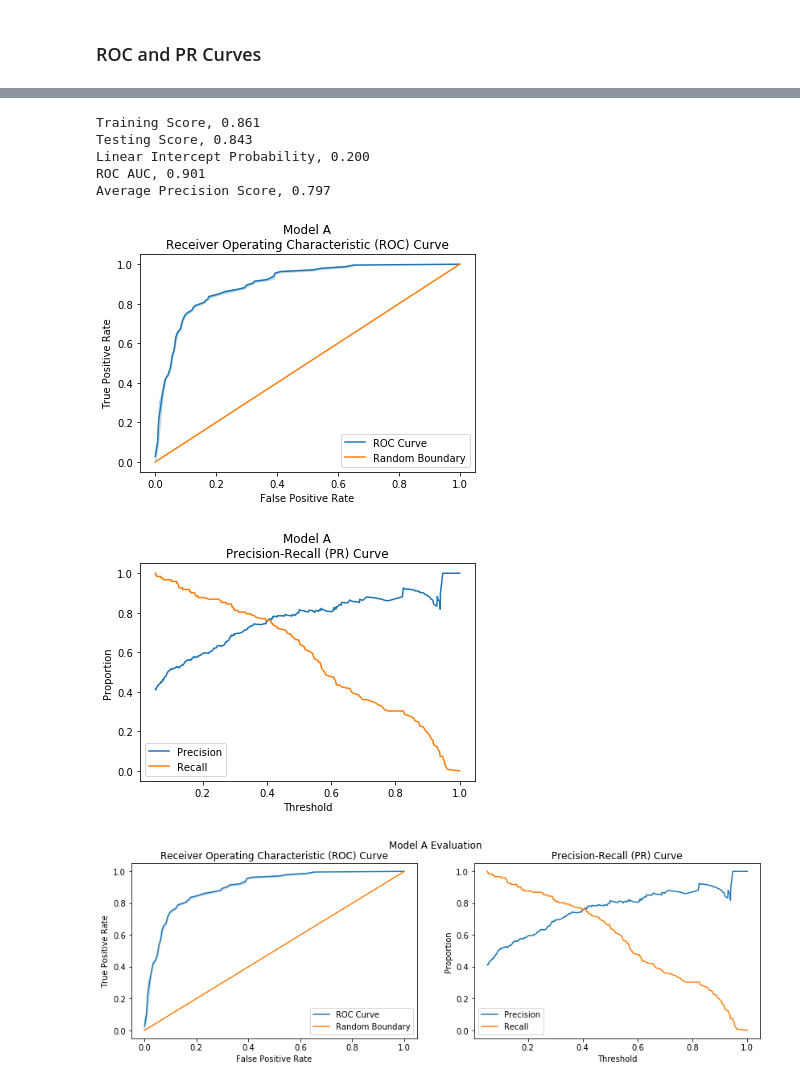
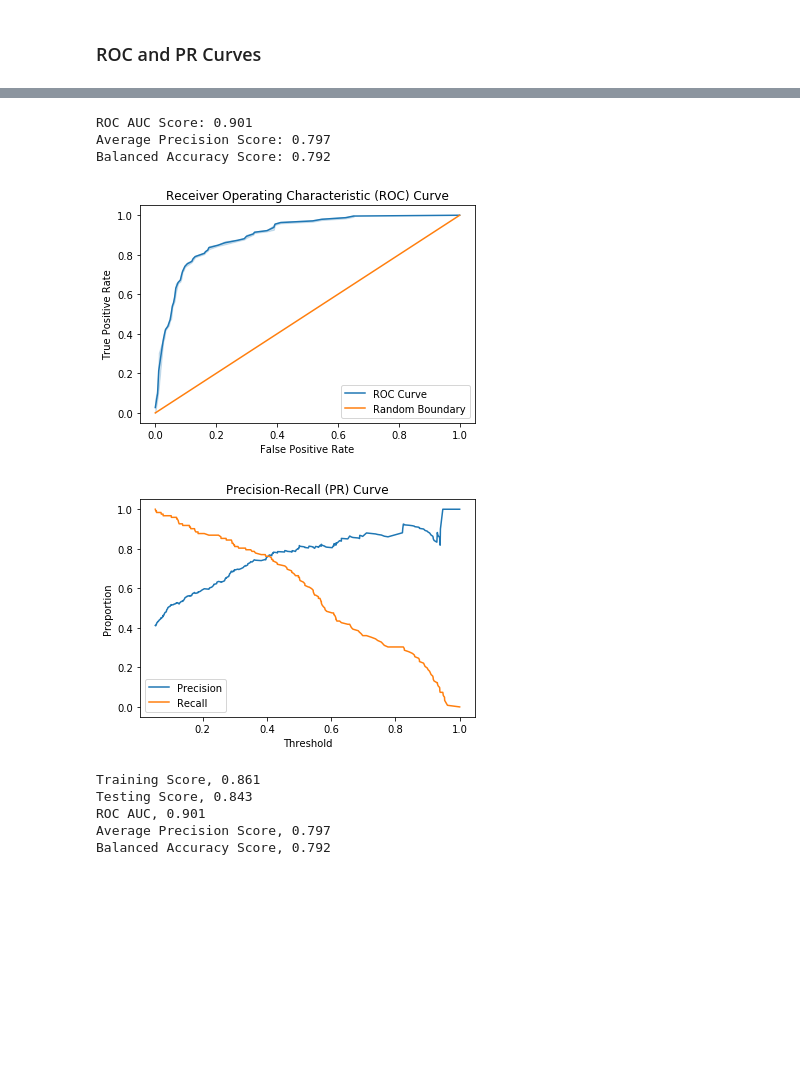
Before and after one commit to AndreaKeane/electric-vehicle-detection, a Jupyter notebook: part_a/a_model_evaluation.ipynb, the cells around one changed output, grey strips where cells are left out. Drawn from its saved outputs; the diff is of its cells as text; code cells hidden in the pictures; blank space fills up the shorter version.

Commit message:
move post-model analysis to utilities

```diff
--- a/part_a/a_model_evaluation.ipynb
+++ b/part_a/a_model_evaluation.ipynb
@@ -99,67 +59,13 @@ Average Precision Score: 0.797
-# %%
-# Score Summary
-print("Training Score, {:.3f}".format(train_score))
-print("Testing Score, {:.3f}".format(test_score))
-print("Linear Intercept Probability, {:.3f}".format(intercept_prob))
-print("ROC AUC, {:.3f}".format(auc))
-print("Average Precision Score, {:.3f}".format(ap))
-# %% [output]
-Training Score, 0.861
-Testing Score, 0.843
-Linear Intercept Probability, 0.200
-ROC AUC, 0.901
-Average Precision Score, 0.797
-# %%
-# Generate ROC Curve
-sns.lineplot(x=fpr, y=tpr, markers='.')
-sns.lineplot(x=[0,1], y=[0,1])
-leg = plt.legend(('ROC Curve', 'Random Boundary'), frameon=True)
-plt.xlabel('False Positive Rate')
-plt.ylabel('True Positive Rate')
-plt.title('Model A\nReceiver Operating Characteristic (ROC) Curve')
-
-plt.savefig(fig_path / "a_ROC.png")
-plt.show()
-# %% [output]
-[figure, removed]
-# %%
-# Generate PR Curve
-t = np.append(thresholds_pr, 1)
-if p.shape[0] != r.shape[0] != thresholds.shape[0]:
-    print("Error. Incorrect Shapes")
-    print(p.shape[0], r.shape[0], t.shape[0])
-
-sns.lineplot(t, p)
-sns.lineplot(t, r)
-leg = plt.legend(('Precision', 'Recall'), frameon=True)
-plt.xlabel('Threshold')
-plt.ylabel('Proportion')
-plt.title('Model A\nPrecision-Recall (PR) Curve');
-
-plt.savefig(fig_path / "a_PR.png")
-plt.show()
-# %% [output]
-[figure, removed]
-# %%
-f, axes = plt.subplots(nrows=1, ncols=2, figsize=(14, 4))
-
-# Generate ROC Curve
-sns.lineplot(x=fpr, y=tpr, markers='.', ax=axes[0])
-sns.lineplot(x=[0,1], y=[0,1], ax=axes[0])
-axes[0].legend(('ROC Curve', 'Random Boundary'), frameon=True)
-axes[0].set_xlabel('False Positive Rate')
-axes[0].set_ylabel('True Positive Rate')
-axes[0].set_title('Receiver Operating Characteristic (ROC) Curve')
-
-# Generate PR Curve
-sns.lineplot(t, p, ax=axes[1])
-sns.lineplot(t, r, ax=axes[1])
-axes[1].legend(('Precision', 'Recall'), frameon=True)
-axes[1].set_xlabel('Threshold')
-axes[1].set_ylabel('Proportion')
-axes[1].set_title('Precision-Recall (PR) Curve');
-
-f.suptitle('Model A Evaluation');
-f.savefig(fig_path / "a_roc_pr.png", dpi=400)
-# %% [output]
-[figure, removed]
+# %%
+utils.model_evaluation(LR, X_train, y_train, X_test, y_test, 'a', fig_path)
+# %% [output]
+ROC AUC Score: 0.901
+Average Precision Score: 0.797
+Balanced Accuracy Score: 0.792
+[figure, added]
+[figure, added]
+Training Score, 0.861
+Testing Score, 0.843
+ROC AUC, 0.901
+Average Precision Score, 0.797
+Balanced Accuracy Score, 0.792
```
Also changed, not shown: parts of 5 cells of this notebook, 13 other files.
